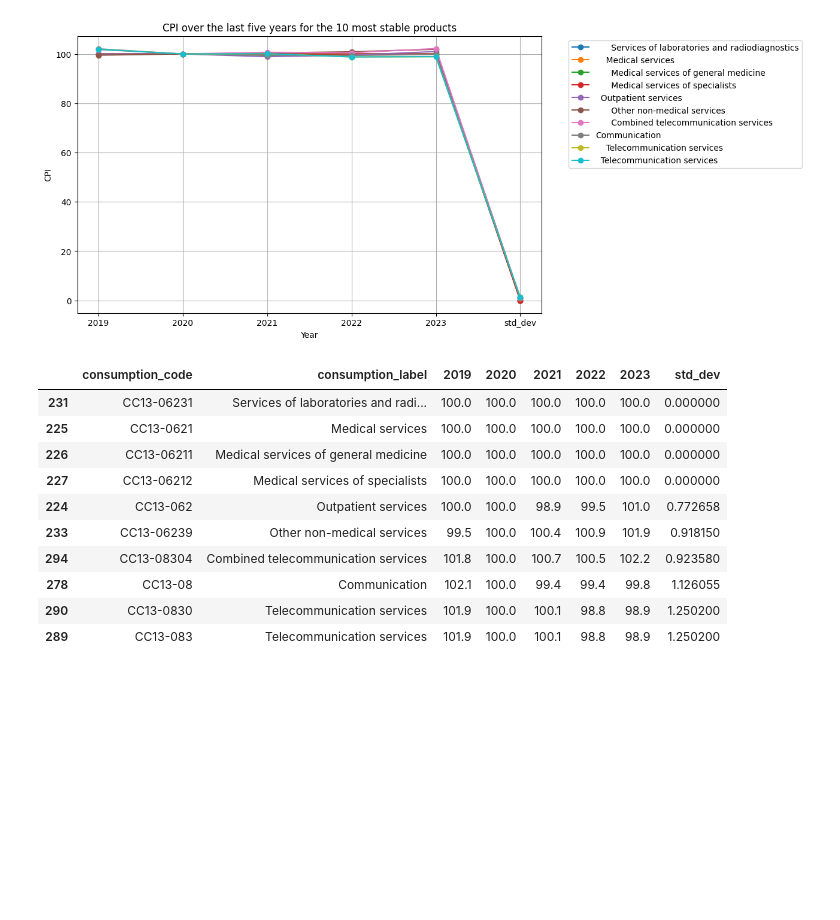
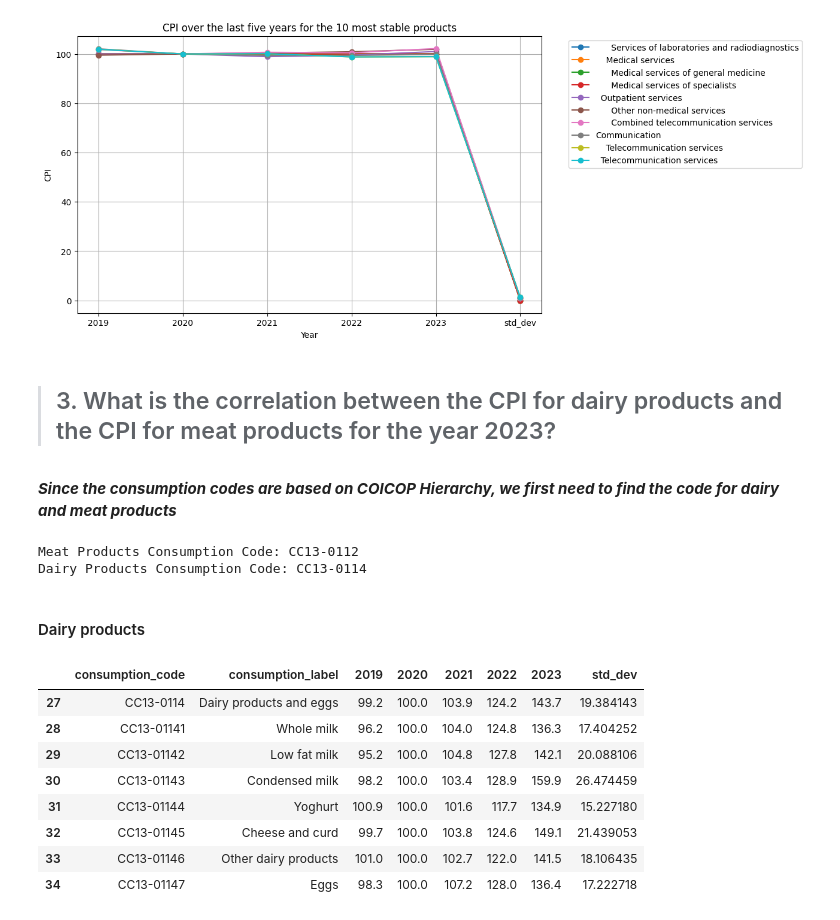
Before and after one commit to n1az/CPI-Analysis, a Jupyter notebook: src/EDA.ipynb, the cells around one changed output. Saved outputs shown, nothing was run; the diff lists cells and outputs as text; code cells hidden in the pictures; blank space fills up the shorter version.

```diff
--- a/src/EDA.ipynb
+++ b/src/EDA.ipynb
@@ -140,25 +164,35 @@ plt.grid(True)
 plt.show()
 # %% [output]
 [figure]
-# %%
-# Convert columns to numeric
-for col in ['2019', '2020', '2021', '2022', '2023']:
-    df[col] = pd.to_numeric(df[col])
-# Calculate the standard deviation of the CPI for each product over the years
-df['std_dev'] = df[['2019', '2020', '2021', '2022', '2023']].std(axis=1)
-
-# Sort by standard deviation and take the product with the lowest standard deviation
-df_sorted = df.sort_values(by='std_dev', ascending=True).head(10)
-df_sorted
-# %% [output]
-|  | consumption_code | consumption_label | 2019 | 2020 | 2021 | 2022 | 2023 | std_dev |
-| 231 | CC13-06231 | Services of laboratories and radi... | 100.0 | 100.0 | 100.0 | 100.0 | 100.0 | 0.000000 |
-| 225 | CC13-0621 | Medical services | 100.0 | 100.0 | 100.0 | 100.0 | 100.0 | 0.000000 |
-| 226 | CC13-06211 | Medical services of general medicine | 100.0 | 100.0 | 100.0 | 100.0 | 100.0 | 0.000000 |
-| 227 | CC13-06212 | Medical services of specialists | 100.0 | 100.0 | 100.0 | 100.0 | 100.0 | 0.000000 |
-| 224 | CC13-062 | Outpatient services | 100.0 | 100.0 | 98.9 | 99.5 | 101.0 | 0.772658 |
-| 233 | CC13-06239 | Other non-medical services | 99.5 | 100.0 | 100.4 | 100.9 | 101.9 | 0.918150 |
-| 294 | CC13-08304 | Combined telecommunication services | 101.8 | 100.0 | 100.7 | 100.5 | 102.2 | 0.923580 |
-| 278 | CC13-08 | Communication | 102.1 | 100.0 | 99.4 | 99.4 | 99.8 | 1.126055 |
-| 290 | CC13-0830 | Telecommunication services | 101.9 | 100.0 | 100.1 | 98.8 | 98.9 | 1.250200 |
-| 289 | CC13-083 | Telecommunication services | 101.9 | 100.0 | 100.1 | 98.8 | 98.9 | 1.250200 |
+# %% [markdown]
+>## 3. What is the correlation between the CPI for dairy products and the CPI for meat products for the year 2023?
+# %% [markdown]
+***Since the consumption codes are based on COICOP Hierarchy, we first need to find the code for dairy and meat products***
+# %%
+meat = df[df['consumption_label'].str.contains('Meat', case=False, na=False)]['consumption_code']
+dairy = df[df['consumption_label'].str.contains('Dairy', case=False, na=False)]['consumption_code']
+
+meat_code =  meat.iloc[0]
+dairy_code = dairy.iloc[0]
+print("Meat Products Consumption Code:",meat_code)
+print("Dairy Products Consumption Code:", dairy_code)
+# %% [output]
+Meat Products Consumption Code: CC13-0112
+Dairy Products Consumption Code: CC13-0114
+# %% [markdown]
+#### Dairy products
+# %%
+# Filter the DataFrame where 'consumption_code' starts with dairy code
+
+dairy_products = df[df['consumption_code'].str.startswith(dairy_code)]
+dairy_products
+# %% [output]
+|  | consumption_code | consumption_label | 2019 | 2020 | 2021 | 2022 | 2023 | std_dev |
+| 27 | CC13-0114 | Dairy products and eggs | 99.2 | 100.0 | 103.9 | 124.2 | 143.7 | 19.384143 |
+| 28 | CC13-01141 | Whole milk | 96.2 | 100.0 | 104.0 | 124.8 | 136.3 | 17.404252 |
+| 29 | CC13-01142 | Low fat milk | 95.2 | 100.0 | 104.8 | 127.8 | 142.1 | 20.088106 |
+| 30 | CC13-01143 | Condensed milk | 98.2 | 100.0 | 103.4 | 128.9 | 159.9 | 26.474459 |
+| 31 | CC13-01144 | Yoghurt | 100.9 | 100.0 | 101.6 | 117.7 | 134.9 | 15.227180 |
+| 32 | CC13-01145 | Cheese and curd | 99.7 | 100.0 | 103.8 | 124.6 | 149.1 | 21.439053 |
+| 33 | CC13-01146 | Other dairy products | 101.0 | 100.0 | 102.7 | 122.0 | 141.5 | 18.106435 |
+| 34 | CC13-01147 | Eggs | 98.3 | 100.0 | 107.2 | 128.0 | 136.4 | 17.222718 |
```
Also changed, not shown: parts of 9 cells of this notebook.
